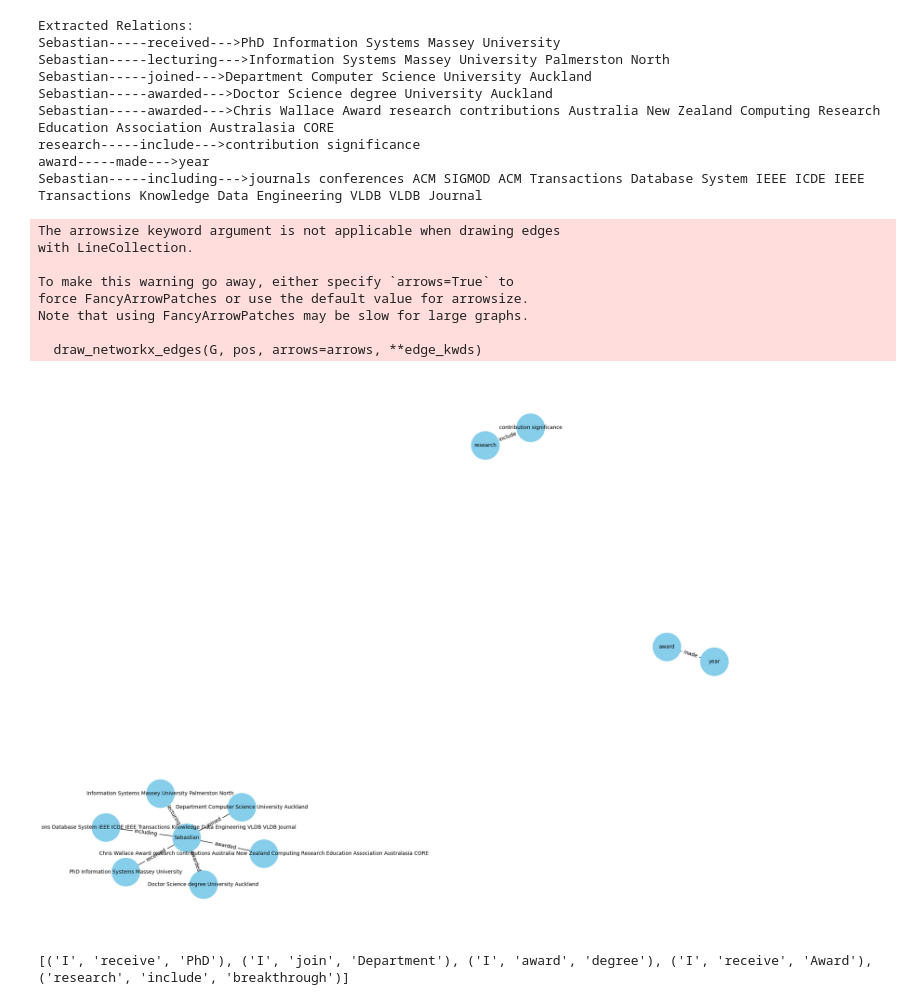
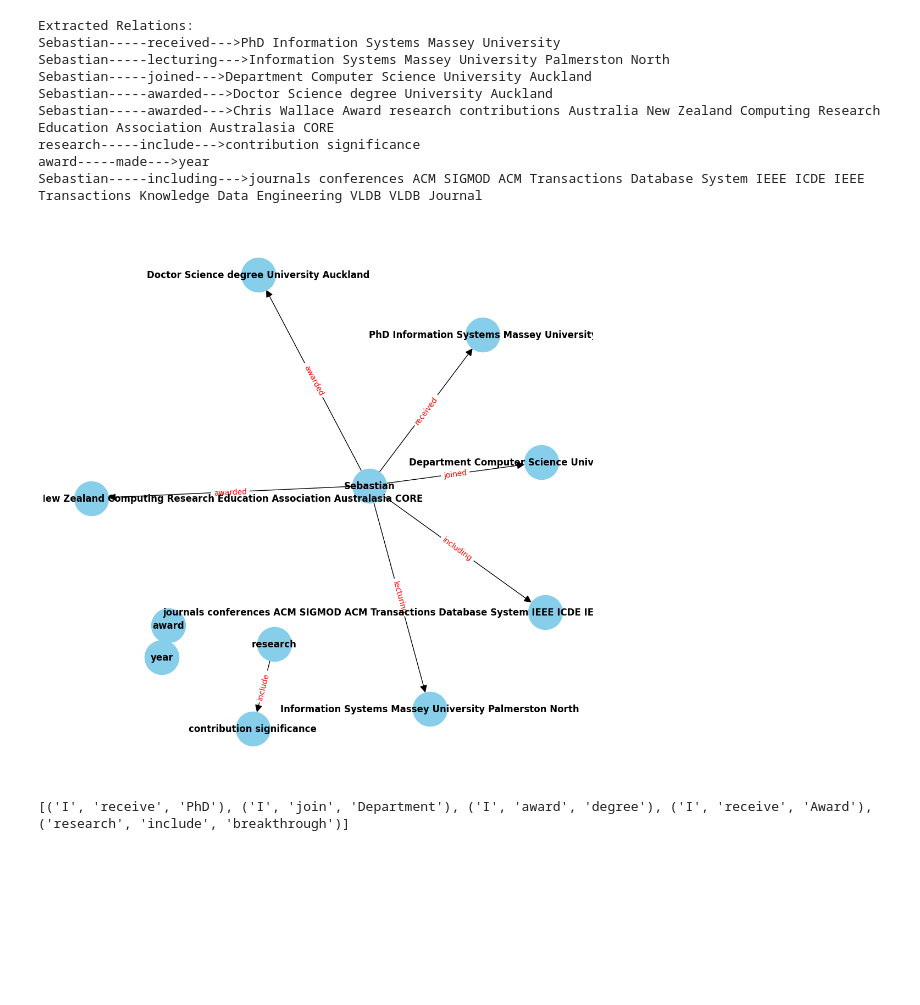
Before and after one commit to vicmon810/COMPSCI752_Uoa, a Jupyter notebook: Assignment_3/Ass3.ipynb, the cells around one changed output. Drawn from its saved outputs; the diff is of its cells as text; code cells hidden in the pictures; blank space fills up the shorter version.

```diff
--- a/Assignment_3/Ass3.ipynb
+++ b/Assignment_3/Ass3.ipynb
@@ -40,7 +65,7 @@ def extract_relations_from_text_with_nltk(text):
         words = word_tokenize(sentence)
         words = [word for word in words if word not in stop_words]
         words = [word if word != 'I' else 'Sebastian' for word in words]
-
+        sentence = re.sub(r'[^a-zA-Z\s]', '', sentence)
         # words = [lemmatizer.lemmatize(word) for word in words]
         # Perform part-of-speech tagging
 
@@ -77,11 +102,10 @@ def extract_relations_from_text_with_nltk(text):
 
 # # Example usage
 text = "I received my PhD in Information Systems from Massey University in 2005. Then I was lecturing in Information Systems at Massey University, Palmerston North, until 2007. From 2008 until 2011, I was Associate Professor at the School of Information Management at the Victoria University of Wellington. In 2012, I joined the Department of Computer Science at the University of Auckland. I was awarded a Doctor of Science degree from the University of Auckland in 2015. I received the Chris Wallace Award for outstanding research contributions to Australia and New Zealand in 2013, awarded by the Computing Research and Education Association of Australasia (CORE). This is the most prestigious award for mid-career computer scientists in Australasia. The prize is available to academics for post-PhD research undertaken in a university or research institution in Australia or New Zealand. The research must include a notable breakthrough or contribution of particular significance. At most one award is made each year. Currently, I am an editorial board member of the journals Information Systems, Data and Knowledge Engineering, and Proceedings of the VLDB Endowment. I am reviewing extensively for other journals and conferences including ACM SIGMOD, ACM Transactions on Database System, IEEE ICDE, IEEE Transactions on Knowledge and Data Engineering, VLDB and the VLDB Journal."
-# text = "john went to the market."
 relations = extract_relations_from_text_with_nltk(text)
 print("Extracted Relations:")
 for relation in relations:
-     print( relation[0] + "-----" + relation[1] + "--->" +  relation[2])  # Print relation between entities
+     print( relation[0] + "-----" + relation[1] + "--->" +  relation[2])
 # %% [output]
 Extracted Relations:
 Sebastian-----received--->PhD Information Systems Massey University
@@ -95,37 +119,23 @@ Sebastian-----including--->journals conferences ACM SIGMOD ACM Transactions Data
 # %%
 import networkx as nx
 import matplotlib.pyplot as plt
 
-def draw_knowledge_graph(relations):
-    G = nx.Graph()
+# Create a directed graph
+G = nx.DiGraph()
 
-    for relation in relations:
-        entity_one, relation_type, entity_two = relation
-        G.add_node(entity_one)
-        G.add_node(entity_two)
-        G.add_edge(entity_one, entity_two, label=relation_type)
+# Add relations as edges to the graph
+for relation in relations:
+    G.add_edge(relation[0], relation[2], label=relation[1])
 
-    pos = nx.spring_layout(G)  # Calculate the layout
-    plt.figure(figsize=(20, 15))  # Adjusted figure size
-    nx.draw(G, pos, with_labels=True, node_size=3000, node_color="skyblue", font_size=10, arrowsize=20)
-    edge_labels = nx.get_edge_attributes(G, 'label')
-    nx.draw_networkx_edge_labels(G, pos, edge_labels=edge_labels)
-    plt.show()
-
-# Example usage with your relations data
-text = "I received my PhD in Information Systems from Massey University in 2005. Then I was lecturing in Information Systems at Massey University, Palmerston North, until 2007. From 2008 until 2011, I was Associate Professor at the School of Information Management at the Victoria University of Wellington. In 2012, I joined the Department of Computer Science at the University of Auckland. I was awarded a Doctor of Science degree from the University of Auckland in 2015. I received the Chris Wallace Award for outstanding research contributions to Australia and New Zealand in 2013, awarded by the Computing Research and Education Association of Australasia (CORE). This is the most prestigious award for mid-career computer scientists in Australasia. The prize is available to academics for post-PhD research undertaken in a university or research institution in Australia or New Zealand. The research must include a notable breakthrough or contribution of particular significance. At most one award is made each year. Currently, I am an editorial board member of the journals Information Systems, Data and Knowledge Engineering, and Proceedings of the VLDB Endowment. I am reviewing extensively for other journals and conferences including ACM SIGMOD, ACM Transactions on Database System, IEEE ICDE, IEEE Transactions on Knowledge and Data Engineering, VLDB and the VLDB Journal."
-relations = extract_relations_from_text_with_nltk(text)
-draw_knowledge_graph(relations)
+# Plot the graph
+plt.figure(figsize=(10, 10))
+pos = nx.spring_layout(G)
+nx.draw(G, pos, with_labels=True, node_size=2000, node_color="skyblue", font_size=12, font_weight="bold", arrowsize=20)
+edge_labels = nx.get_edge_attributes(G, 'label')
+nx.draw_networkx_edge_labels(G, pos, edge_labels=edge_labels, font_color='red', font_size=10)
+plt.show()
 # %% [output]
-The arrowsize keyword argument is not applicable when drawing edges
-with LineCollection.
-
-To make this warning go away, either specify `arrows=True` to
-force FancyArrowPatches or use the default value for arrowsize.
-Note that using FancyArrowPatches may be slow for large graphs.
-
-  draw_networkx_edges(G, pos, arrows=arrows, **edge_kwds)
-[figure, old version]
+[figure, new version]
 # %%
 import spacy
 
```
Also changed, not shown: parts of 11 cells of this notebook.
